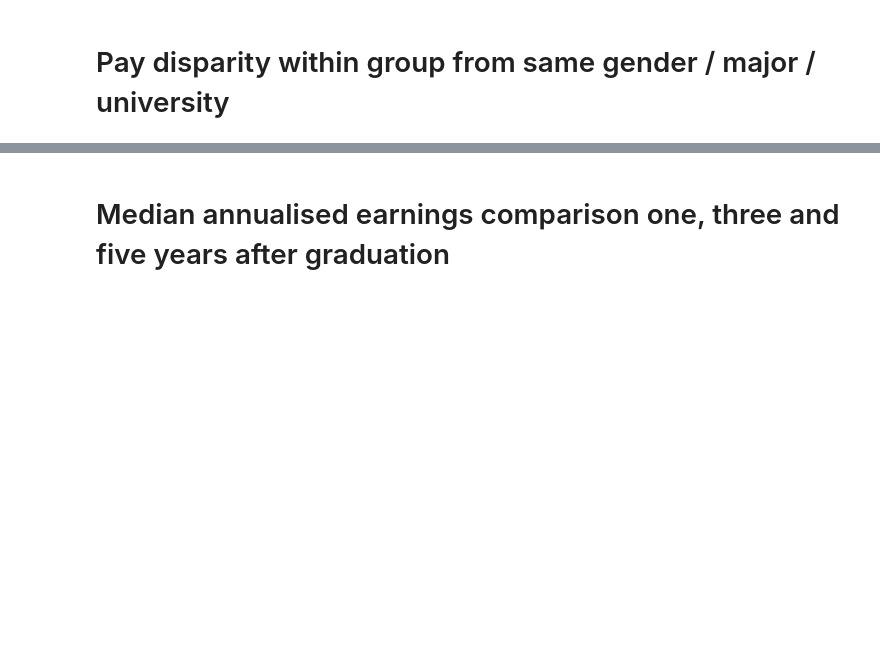
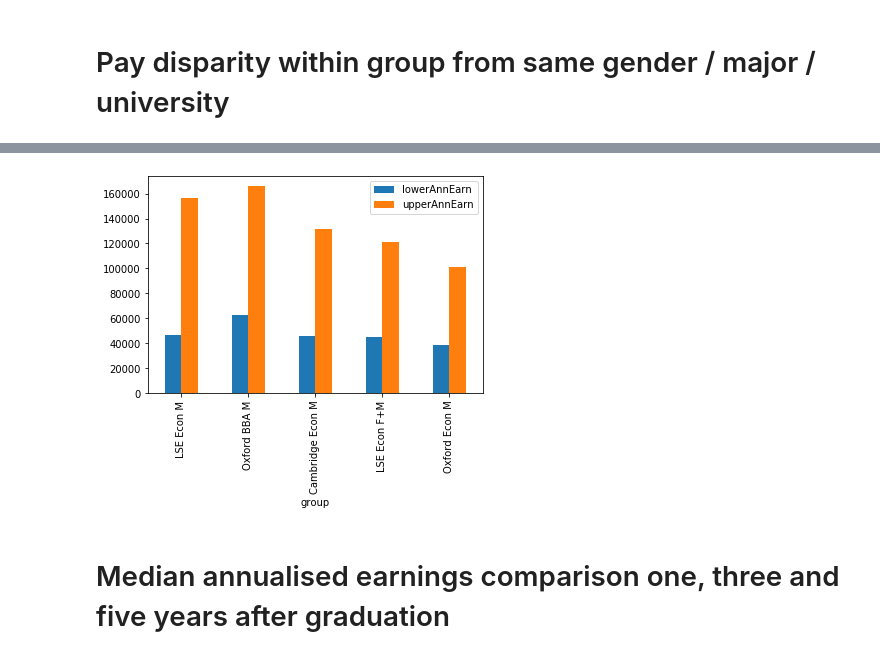
Before and after one commit to gracelinan/data-studio-projects, a Jupyter notebook: July 7-13/Project 1.ipynb, the cells around one changed output, grey strips where cells are left out. Drawn from its saved outputs; the diff is of its cells as text; code cells hidden in the pictures; blank space fills up the shorter version.

```diff
--- a/July 7-13/Project 1.ipynb
+++ b/July 7-13/Project 1.ipynb
@@ -259,3 +270,11 @@ df.sort_values(by='disparity', ascending=False).head(5)
+# %%
+df3=df[df.yearsAfterGraduation == 5].sort_values(by='disparity', ascending=False).head()\
+[['lowerAnnEarn', 'upperAnnEarn']]
+df3['group'] = ['LSE Econ M', 'Oxford BBA M', 'Cambridge Econ M', 'LSE Econ F+M', 'Oxford Econ M']
+df3.plot(x='group', y=['lowerAnnEarn', 'upperAnnEarn'], kind='bar')
+plt.savefig("chart4-disparity.pdf", bbox_inches='tight')
+# %% [output]
+[figure, added]
 # %% [markdown]
 # Median annualised earnings comparison one, three and five years after graduation
 # %%
```
Also changed, not shown: parts of 16 cells of this notebook, 8 other files.
